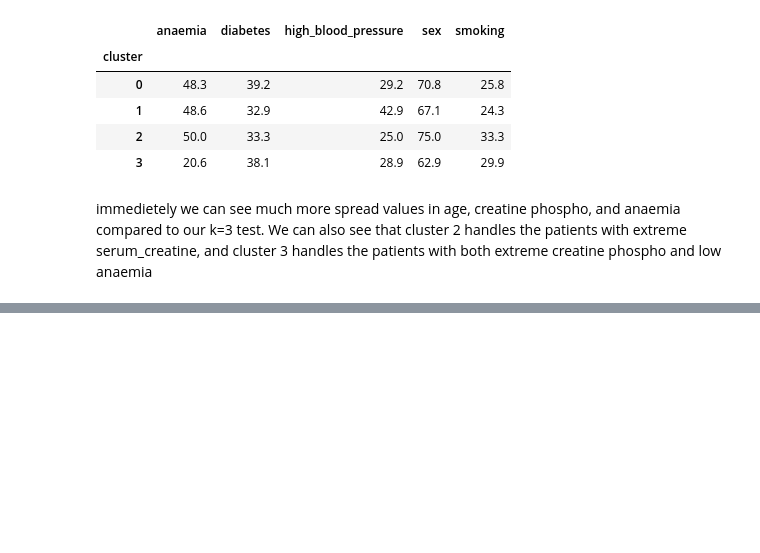
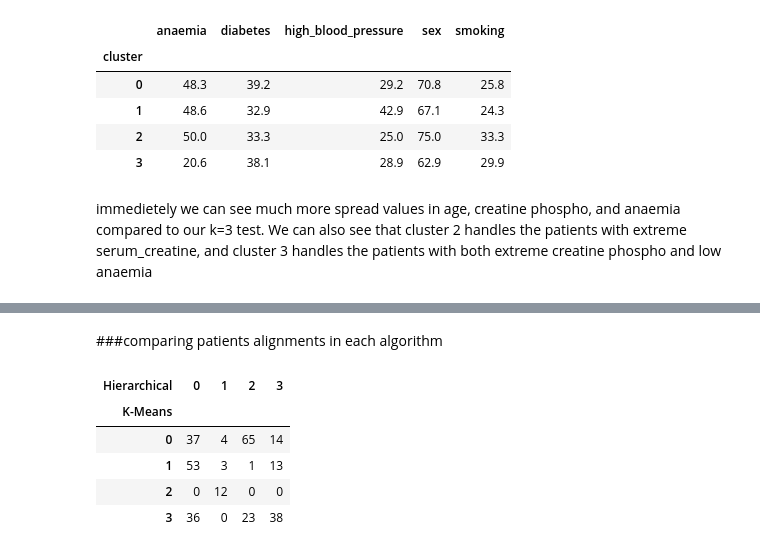
Before and after one commit to NathanMcCormack/Principles_of_ML_Assignment2, a Jupyter notebook: PML_Assignment2_26244470.ipynb, the cells around one changed output, grey strips where cells are left out. Drawn from its saved outputs; the diff is of its cells as text; code cells hidden in the pictures; blank space fills up the shorter version.

```diff
--- a/PML_Assignment2_26244470.ipynb
+++ b/PML_Assignment2_26244470.ipynb
@@ -447,0 +507,19 @@ immedietely we can see much more spread values in age, creatine phospho, and ana
+# %% [markdown]
+###comparing patients alignments in each algorithm
+# %%
+#using the pandas function xcrosstab we can see the overlapping patients between hierarchial and kmeans clusters.
+#clusters_4 is our k-means clusters, and hier_labels is our hierarchial cluster labels
+comparison = pd.crosstab(clusters_4, hier_labels, rownames=["K-Means"], colnames=["Hierarchical"])
+display(comparison)
+
+#results:
+#I cant conclude that there is a strong agreement between the two groups. Althoough they did both identify a small group of patients, this being
+#k-means cluster 2 and hier cluster 1. They successfully picked 12 out of 12 patients. There is also a few cases in which they both agreed no patients belonged
+#to a certain group altgough these observations laone are not enough to establish strong overlap.
+# %% [output]
+| Hierarchical | 0 | 1 | 2 | 3 |
+| K-Means |  |  |  |  |
+| 0 | 37 | 4 | 65 | 14 |
+| 1 | 53 | 3 | 1 | 13 |
+| 2 | 0 | 12 | 0 | 0 |
+| 3 | 36 | 0 | 23 | 38 |
```
Also changed, not shown: parts of 15 cells of this notebook.
